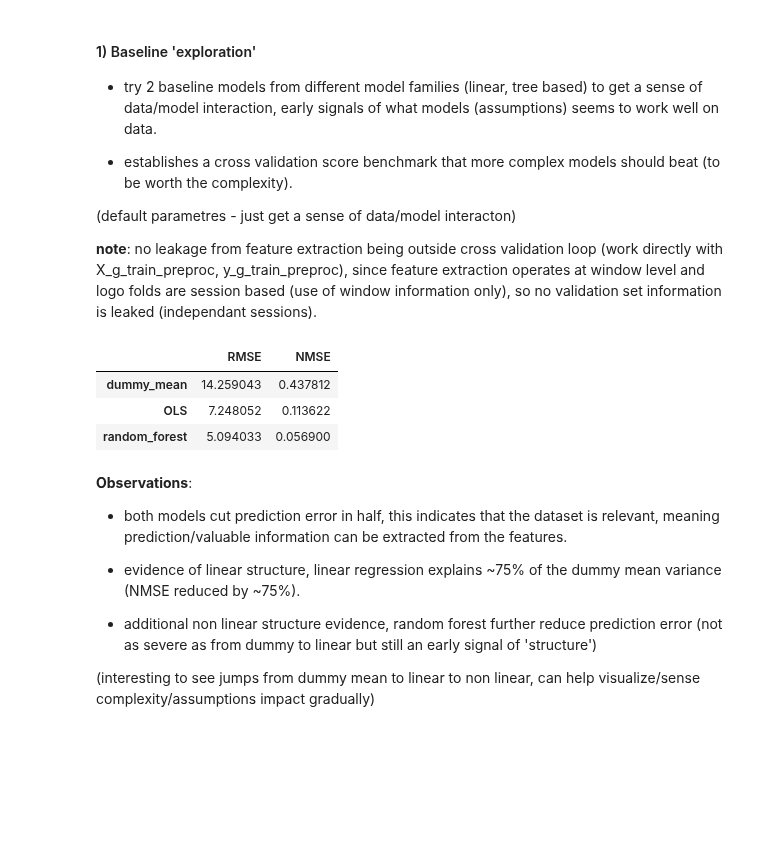
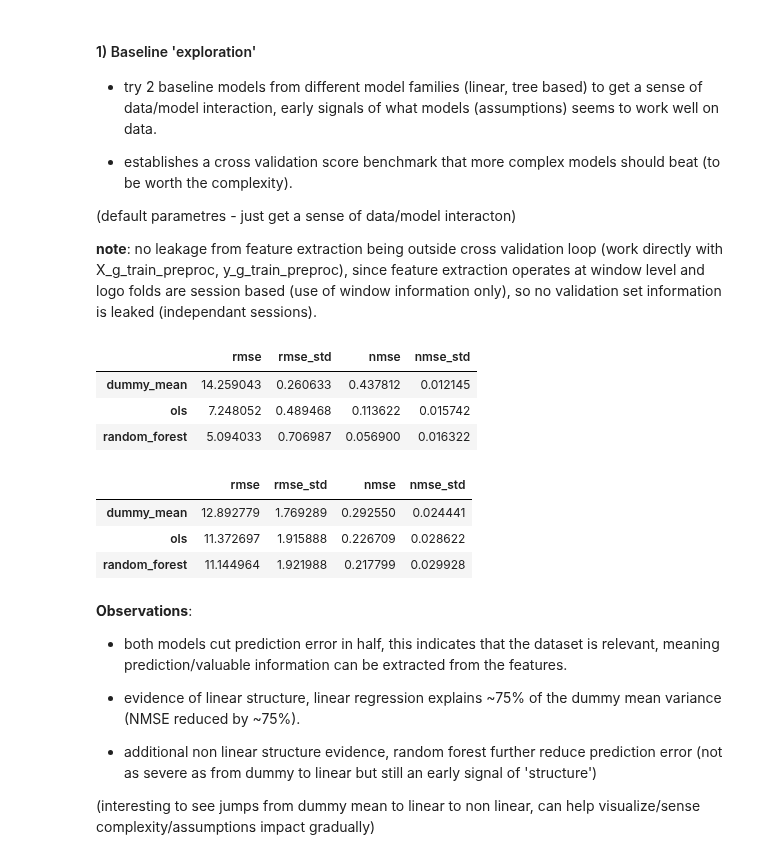
Before and after one commit to ULB-INFO-F-422/pose-estimation-from-emg-signal-team-2, a Jupyter notebook: project.ipynb, the cells around one changed output. Drawn from its saved outputs; the diff is of its cells as text; code cells hidden in the pictures; blank space fills up the shorter version.

```diff
--- a/project.ipynb
+++ b/project.ipynb
@@ -166,4 +176,12 @@ strategy: session based Leave One Group Out
 + avoids **session bias**: [sensor drift](https://gebrabit.com/what-does-sensor-drift-mean/), electrode (sensors) placements, experiment conditions, ...
 
 (knowledge of exact experiments conditions is limitted but session based folds shoudl reduce these assumed biases)
+# %%
+# Guided session groups
+n_sessions_g, n_windows_g, n_electrodes_g, n_times_g = X_g_train_wdw.shape
+groups_g = np.repeat(np.arange(1, n_sessions_g+1), n_windows_g) # [1 ... 1], [2 ... 2], ..., [5 ...5] (each group of lenght n_windows)
+
+# Free move session groups
+n_sessions_f, n_windows_f, n_electrodes_f, n_times_f = X_f_train_wdw.shape
+groups_f = np.repeat(np.arange(1,n_sessions_f+1), n_windows_f)
 # %%
@@ -313,25 +335,43 @@ ___
 
 __note__: no leakage from feature extraction being outside cross validation loop (work directly with X_g_train_preproc, y_g_train_preproc), since feature extraction operates at window level and logo folds are session based (use of window information only), so no validation set information is leaked (independant sessions).
 # %%
-cv_results_baselines = {}
-from sklearn.dummy import DummyRegressor
+cv_results_baselines_g = {}
+cv_results_baselines_f = {}
+
 baselines = {
-    'dummy_mean': DummyRegressor(strategy='mean'),
-    "OLS": LinearRegression(n_jobs=-1),
-    'random_forest': RandomForestRegressor(random_state=0, n_jobs=-1, n_estimators=10),
+    "dummy_mean": DummyRegressor(strategy='mean'),
+    "ols": make_pipeline(StandardScaler(), LinearRegression(n_jobs=-1)), # add standardization for coefs interpretability, ...
+    "random_forest": RandomForestRegressor(random_state=0, n_jobs=-1, n_estimators=10),
 }
 
+# TODO: better visualization (plot?)
+
+# guided
 for name, model in baselines.items():
-    cv_rmse, cv_nmse = _logo_cv(X_g_train_preproc, y_g_train_preproc, model)
-    cv_results_baselines[name] = {"RMSE": cv_rmse, "NMSE": cv_nmse}
+    rmse_cv, nmse_cv, rmse_std, nmse_std = _logo_cv(X_g_train_preproc, y_g_train_preproc, model, groups_g)
+    cv_results_baselines_g[name] = {"rmse": rmse_cv, "rmse_std": rmse_std, "nmse": nmse_cv, "nmse_std": nmse_std}
 
-baselines_cv_df = pd.DataFrame(cv_results_baselines).T
-baselines_cv_df
+# free move
+for name, model in baselines.items():
+    rmse_cv, nmse_cv, rmse_std, nmse_std = _logo_cv(X_f_train_preproc, y_f_train_preproc, model, groups_f)
+    cv_results_baselines_f[name] = {"rmse": rmse_cv, "rmse_std": rmse_std, "nmse": nmse_cv, "nmse_std": nmse_std}
+
+baselines_cv_df_g = pd.DataFrame(cv_results_baselines_g).T
+baselines_cv_df_f = pd.DataFrame(cv_results_baselines_f).T
-# %% [output]
-|  | RMSE | NMSE |
-| dummy_mean | 14.259043 | 0.437812 |
-| OLS | 7.248052 | 0.113622 |
-| random_forest | 5.094033 | 0.056900 |
+# %%
+baselines_cv_df_g
+# %% [output]
+|  | rmse | rmse_std | nmse | nmse_std |
+| dummy_mean | 14.259043 | 0.260633 | 0.437812 | 0.012145 |
+| ols | 7.248052 | 0.489468 | 0.113622 | 0.015742 |
+| random_forest | 5.094033 | 0.706987 | 0.056900 | 0.016322 |
+# %%
+baselines_cv_df_f
+# %% [output]
+|  | rmse | rmse_std | nmse | nmse_std |
+| dummy_mean | 12.892779 | 1.769289 | 0.292550 | 0.024441 |
+| ols | 11.372697 | 1.915888 | 0.226709 | 0.028622 |
+| random_forest | 11.144964 | 1.921988 | 0.217799 | 0.029928 |
 # %% [markdown]
 __Observations__:
 
```
Also changed, not shown: parts of 13 cells of this notebook.
